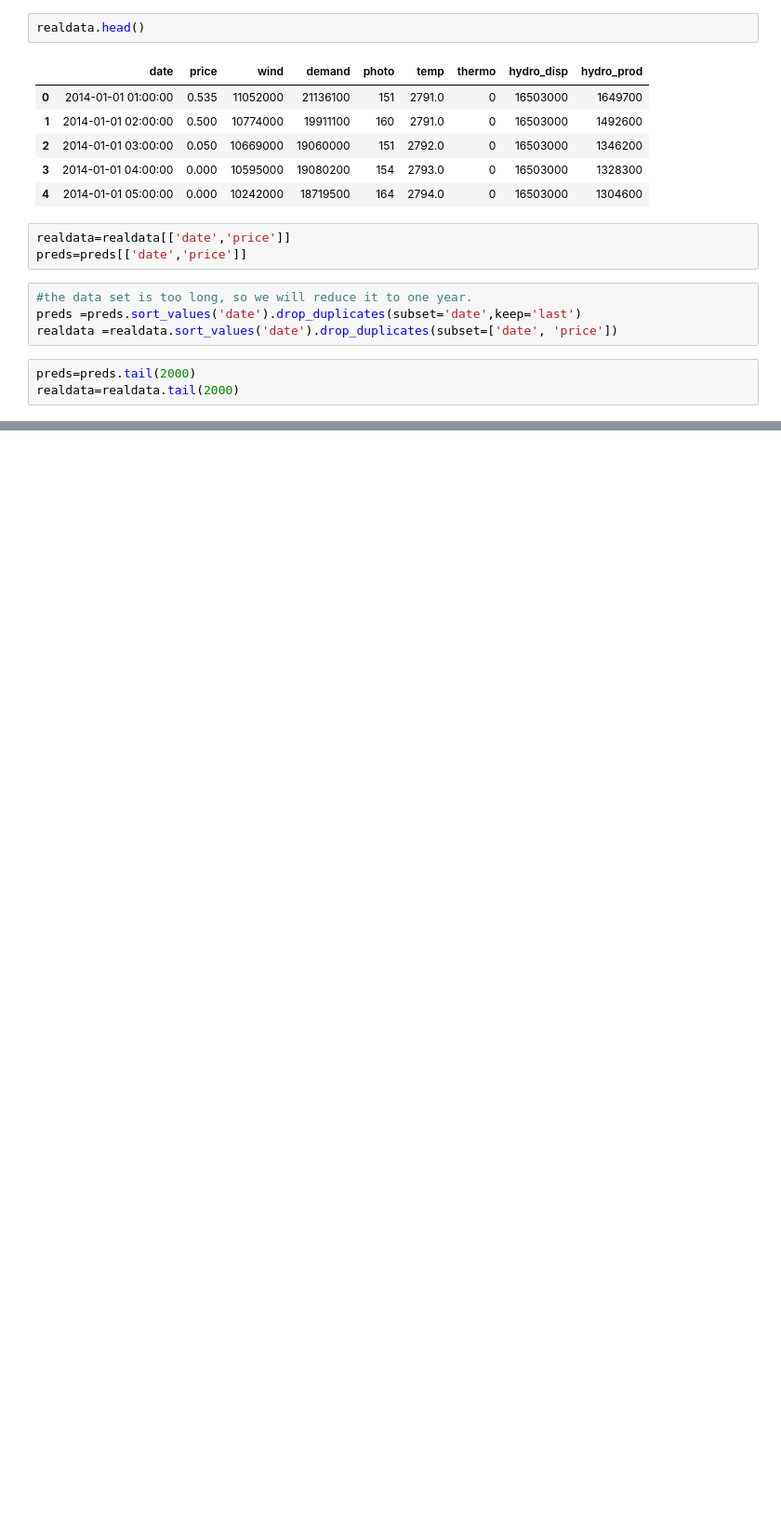
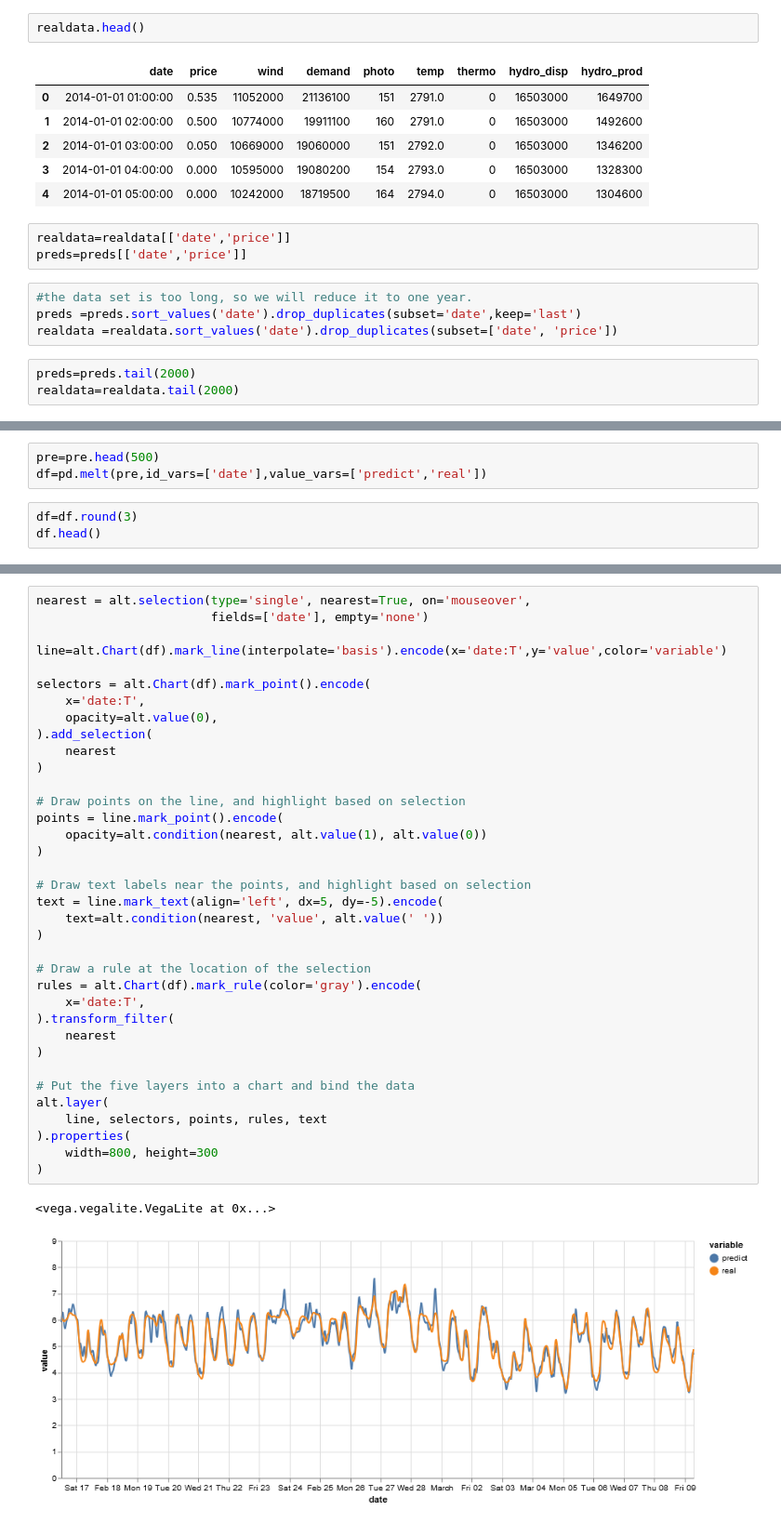
Before and after one commit to clagodmor/price_forecast, a Jupyter notebook: Plot.ipynb, the cells around one changed output, grey strips where cells are left out. Shown at 93% size. Drawn from its saved outputs; the diff is of its cells as text; blank space fills up the shorter version.

Commit message:
improved comparison plot with an interactive chart

```diff
--- a/Plot.ipynb
+++ b/Plot.ipynb
@@ -88,0 +78,6 @@ alt.layer(
+# %%
+pre=pre.head(500)
+df=pd.melt(pre,id_vars=['date'],value_vars=['predict','real'])
+# %%
+df=df.round(3)
+df.head()
@@ -88,0 +93,39 @@ alt.layer(
+# %%
+nearest = alt.selection(type='single', nearest=True, on='mouseover',
+                        fields=['date'], empty='none')
+
+line=alt.Chart(df).mark_line(interpolate='basis').encode(x='date:T',y='value',color='variable')
+
+selectors = alt.Chart(df).mark_point().encode(
+    x='date:T',
+    opacity=alt.value(0),
+).add_selection(
+    nearest
+)
+
+# Draw points on the line, and highlight based on selection
+points = line.mark_point().encode(
+    opacity=alt.condition(nearest, alt.value(1), alt.value(0))
+)
+
+# Draw text labels near the points, and highlight based on selection
+text = line.mark_text(align='left', dx=5, dy=-5).encode(
+    text=alt.condition(nearest, 'value', alt.value(' '))
+)
+
+# Draw a rule at the location of the selection
+rules = alt.Chart(df).mark_rule(color='gray').encode(
+    x='date:T',
+).transform_filter(
+    nearest
+)
+
+# Put the five layers into a chart and bind the data
+alt.layer(
+    line, selectors, points, rules, text
+).properties(
+    width=800, height=300
+)
+# %% [output]
+<vega.vegalite.VegaLite at 0x...>
+[figure, added]
```
Also changed, not shown: parts of 10 cells of this notebook.
